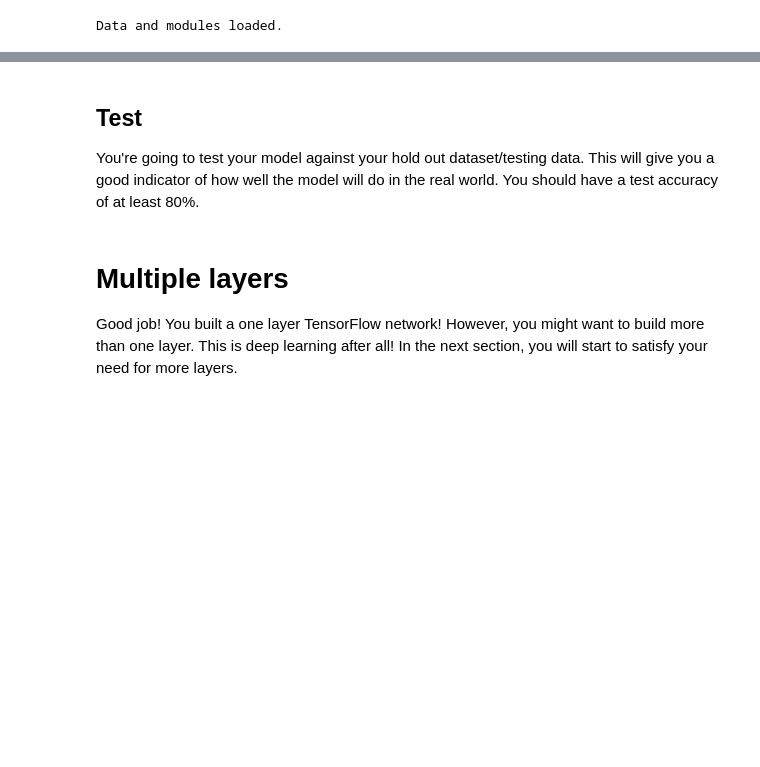
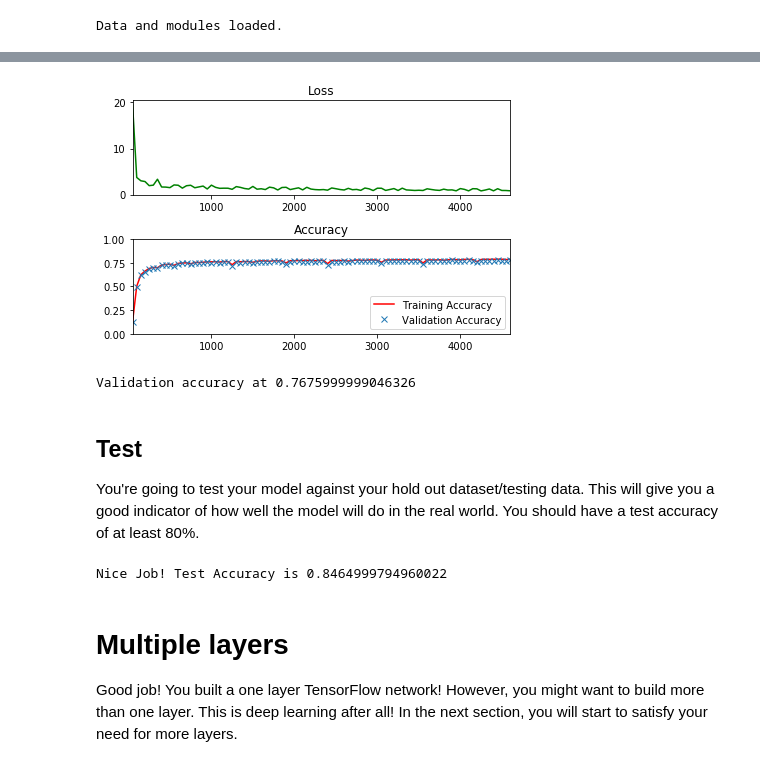
Before and after one commit to nyjgary/deep-learning, a Jupyter notebook: intro-to-tensorflow/intro_to_tensorflow.ipynb, the cells around one changed output, grey strips where cells are left out. Drawn from its saved outputs; the diff is of its cells as text; code cells hidden in the pictures; blank space fills up the shorter version.

Commit message:
Complete one-layer network with >80% accuracy

```diff
--- a/intro-to-tensorflow/intro_to_tensorflow.ipynb
+++ b/intro-to-tensorflow/intro_to_tensorflow.ipynb
@@ -264,15 +264,12 @@ features_count = 784
 labels_count = 10
 
 # TODO: Set the features and labels tensors
-features = tf.placeholder('float32', [None, 784])
+features = tf.placeholder('float32', [None, features_count])
 labels = tf.placeholder('float32', [None, labels_count])
 
 # TODO: Set the weights and biases tensors
-weights = tf.Variable(tf.truncated_normal((784, 10)))
+weights = tf.Variable(tf.truncated_normal((features_count, labels_count)))
 biases = tf.Variable(tf.zeros(labels_count))
-
-weights = tf.placeholder('float32', [784, 10])
-biases = tf.placeholder('float32', [10])
 
 ### DON'T MODIFY ANYTHING BELOW ###
 
@@ -366,10 +367,8 @@ The code will print out a Loss and Accuracy graph, so you can see how well the n
 batch_size = 128
 
 # TODO: Find the best parameters for each configuration
-# epochs =
-# learning_rate =
-
-
+epochs = 4
+learning_rate = 0.2
 
 ### DON'T MODIFY ANYTHING BELOW ###
 # Gradient Descent
@@ -410,33 +409,36 @@ with tf.Session() as session:
             if not batch_i % log_batch_step:
                 # Calculate Training and Validation accuracy
                 training_accuracy = session.run(accuracy, feed_dict=train_feed_dict)
                 validation_accuracy = session.run(accuracy, feed_dict=valid_feed_dict)
 
                 # Log batches
                 previous_batch = batches[-1] if batches else 0
                 batches.append(log_batch_step + previous_batch)
                 loss_batch.append(l)
                 train_acc_batch.append(training_accuracy)
                 valid_acc_batch.append(validation_accuracy)
 
         # Check accuracy against Validation data
         validation_accuracy = session.run(accuracy, feed_dict=valid_feed_dict)
 
 loss_plot = plt.subplot(211)
 loss_plot.set_title('Loss')
 loss_plot.plot(batches, loss_batch, 'g')
 loss_plot.set_xlim([batches[0], batches[-1]])
 acc_plot = plt.subplot(212)
 acc_plot.set_title('Accuracy')
 acc_plot.plot(batches, train_acc_batch, 'r', label='Training Accuracy')
 acc_plot.plot(batches, valid_acc_batch, 'x', label='Validation Accuracy')
 acc_plot.set_ylim([0, 1.0])
 acc_plot.set_xlim([batches[0], batches[-1]])
 acc_plot.legend(loc=4)
 plt.tight_layout()
 plt.show()
 
 print('Validation accuracy at {}'.format(validation_accuracy))
+# %% [output]
+[figure, added]
+Validation accuracy at 0.7675999999046326
 # %% [markdown]
 ## Test
 You're going to test your model against your hold out dataset/testing data.  This will give you a good indicator of how well the model will do in the real world.  You should have a test accuracy of at least 80%.
@@ -471,6 +473,8 @@ with tf.Session() as session:
 
 assert test_accuracy >= 0.80, 'Test accuracy at {}, should be equal to or greater than 0.80'.format(test_accuracy)
 print('Nice Job! Test Accuracy is {}'.format(test_accuracy))
+# %% [output]
+Nice Job! Test Accuracy is 0.8464999794960022
 # %% [markdown]
 # Multiple layers
 Good job!  You built a one layer TensorFlow network!  However, you might want to build more than one layer.  This is deep learning after all!  In the next section, you will start to satisfy your need for more layers.
```
Also changed, not shown: parts of 3 cells of this notebook.
